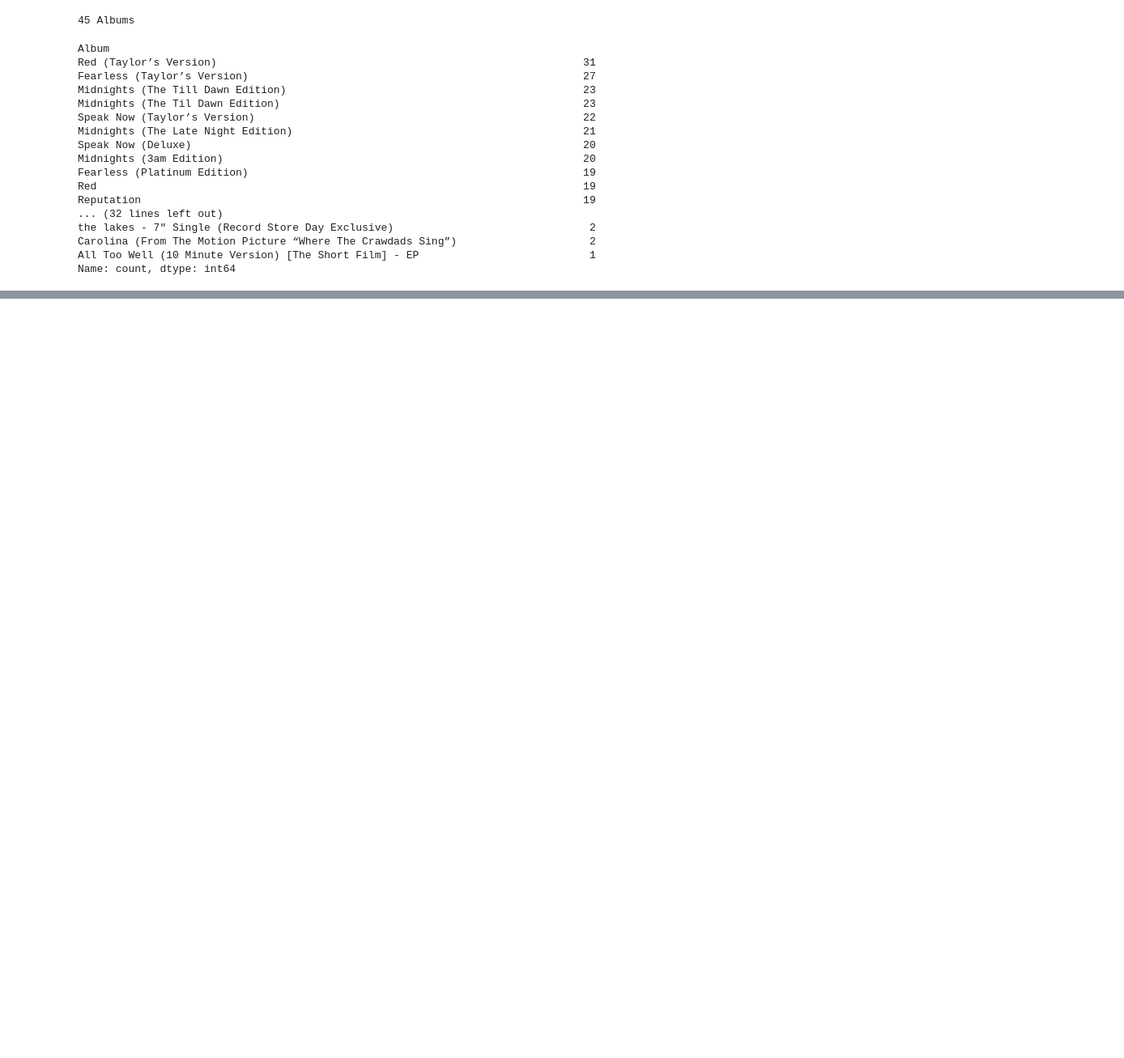
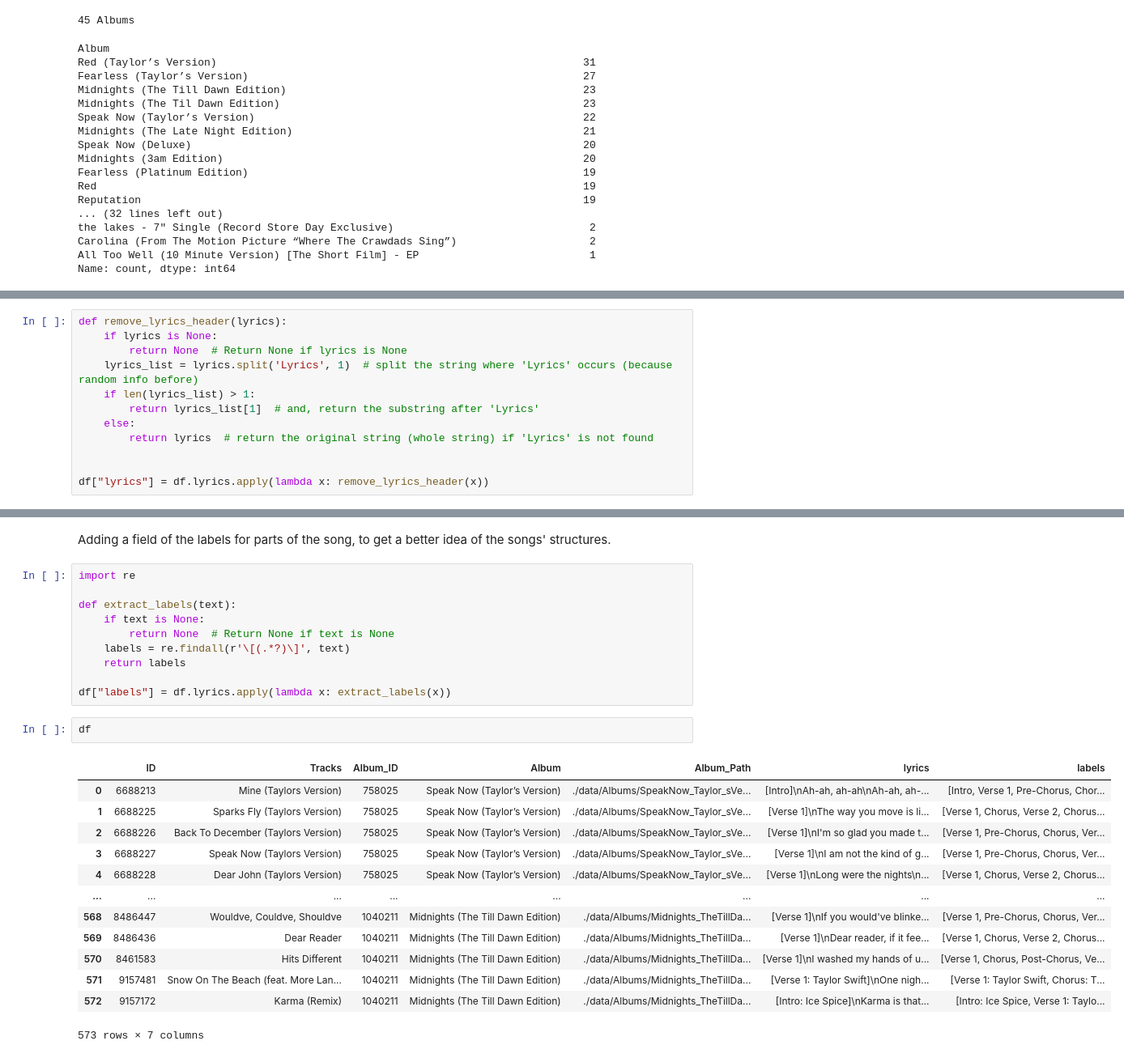
Before and after one commit to achchala/sentiment-analysis, a Jupyter notebook: LyricsAnalysis.ipynb, the cells around one changed output, grey strips where cells are left out. Shown at 81% size. Cells and saved outputs as stored; diff of their text form; blank space fills up the shorter version.

```diff
--- a/LyricsAnalysis.ipynb
+++ b/LyricsAnalysis.ipynb
@@ -196,0 +207,12 @@ Name: count, dtype: int64
+# %%
+def remove_lyrics_header(lyrics):
+    if lyrics is None:
+        return None  # Return None if lyrics is None
+    lyrics_list = lyrics.split('Lyrics', 1)  # split the string where 'Lyrics' occurs (because random info before)
+    if len(lyrics_list) > 1:
+        return lyrics_list[1]  # and, return the substring after 'Lyrics'
+    else:
+        return lyrics  # return the original string (whole string) if 'Lyrics' is not found
+
+
+df["lyrics"] = df.lyrics.apply(lambda x: remove_lyrics_header(x))
@@ -196,0 +228,28 @@ Name: count, dtype: int64
+# %% [markdown]
+Adding a field of the labels for parts of the song, to get a better idea of the songs' structures.
+# %%
+import re
+
+def extract_labels(text):
+    if text is None:
+        return None  # Return None if text is None
+    labels = re.findall(r'\[(.*?)\]', text)
+    return labels
+
+df["labels"] = df.lyrics.apply(lambda x: extract_labels(x))
+# %%
+df
+# %% [output]
+|  | ID | Tracks | Album_ID | Album | Album_Path | lyrics | labels |
+| 0 | 6688213 | Mine (Taylors Version) | 758025 | Speak Now (Taylor’s Version) | ./data/Albums/SpeakNow_Taylor_sVe... | [Intro]\nAh-ah, ah-ah\nAh-ah, ah-... | [Intro, Verse 1, Pre-Chorus, Chor... |
+| 1 | 6688225 | Sparks Fly (Taylors Version) | 758025 | Speak Now (Taylor’s Version) | ./data/Albums/SpeakNow_Taylor_sVe... | [Verse 1]\nThe way you move is li... | [Verse 1, Chorus, Verse 2, Chorus... |
+| 2 | 6688226 | Back To December (Taylors Version) | 758025 | Speak Now (Taylor’s Version) | ./data/Albums/SpeakNow_Taylor_sVe... | [Verse 1]\nI'm so glad you made t... | [Verse 1, Pre-Chorus, Chorus, Ver... |
+| 3 | 6688227 | Speak Now (Taylors Version) | 758025 | Speak Now (Taylor’s Version) | ./data/Albums/SpeakNow_Taylor_sVe... | [Verse 1]\nI am not the kind of g... | [Verse 1, Pre-Chorus, Chorus, Ver... |
+| 4 | 6688228 | Dear John (Taylors Version) | 758025 | Speak Now (Taylor’s Version) | ./data/Albums/SpeakNow_Taylor_sVe... | [Verse 1]\nLong were the nights\n... | [Verse 1, Chorus, Verse 2, Chorus... |
+| ... | ... | ... | ... | ... | ... | ... | ... |
+| 568 | 8486447 | Wouldve, Couldve, Shouldve | 1040211 | Midnights (The Till Dawn Edition) | ./data/Albums/Midnights_TheTillDa... | [Verse 1]\nIf you would've blinke... | [Verse 1, Pre-Chorus, Chorus, Ver... |
+| 569 | 8486436 | Dear Reader | 1040211 | Midnights (The Till Dawn Edition) | ./data/Albums/Midnights_TheTillDa... | [Verse 1]\nDear reader, if it fee... | [Verse 1, Chorus, Verse 2, Chorus... |
+| 570 | 8461583 | Hits Different | 1040211 | Midnights (The Till Dawn Edition) | ./data/Albums/Midnights_TheTillDa... | [Verse 1]\nI washed my hands of u... | [Verse 1, Chorus, Post-Chorus, Ve... |
+| 571 | 9157481 | Snow On The Beach (feat. More Lan... | 1040211 | Midnights (The Till Dawn Edition) | ./data/Albums/Midnights_TheTillDa... | [Verse 1: Taylor Swift]\nOne nigh... | [Verse 1: Taylor Swift, Chorus: T... |
+| 572 | 9157172 | Karma (Remix) | 1040211 | Midnights (The Till Dawn Edition) | ./data/Albums/Midnights_TheTillDa... | [Intro: Ice Spice]\nKarma is that... | [Intro: Ice Spice, Verse 1: Taylo... |
+573 rows × 7 columns
```
Also changed, not shown: parts of 28 cells of this notebook, 1 other file.
